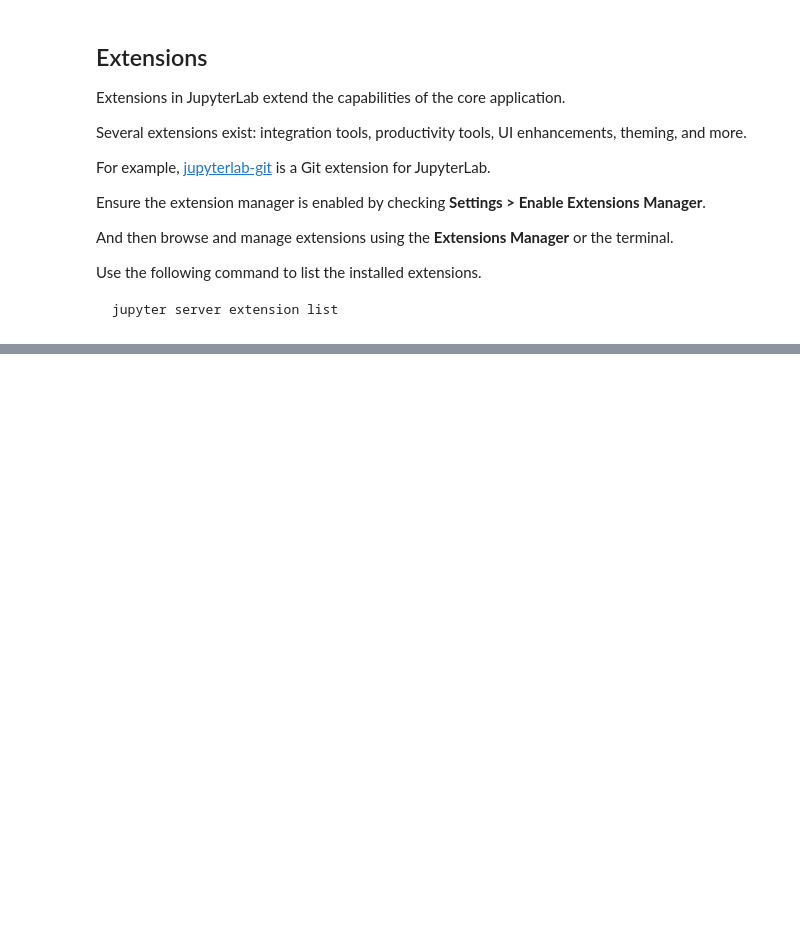
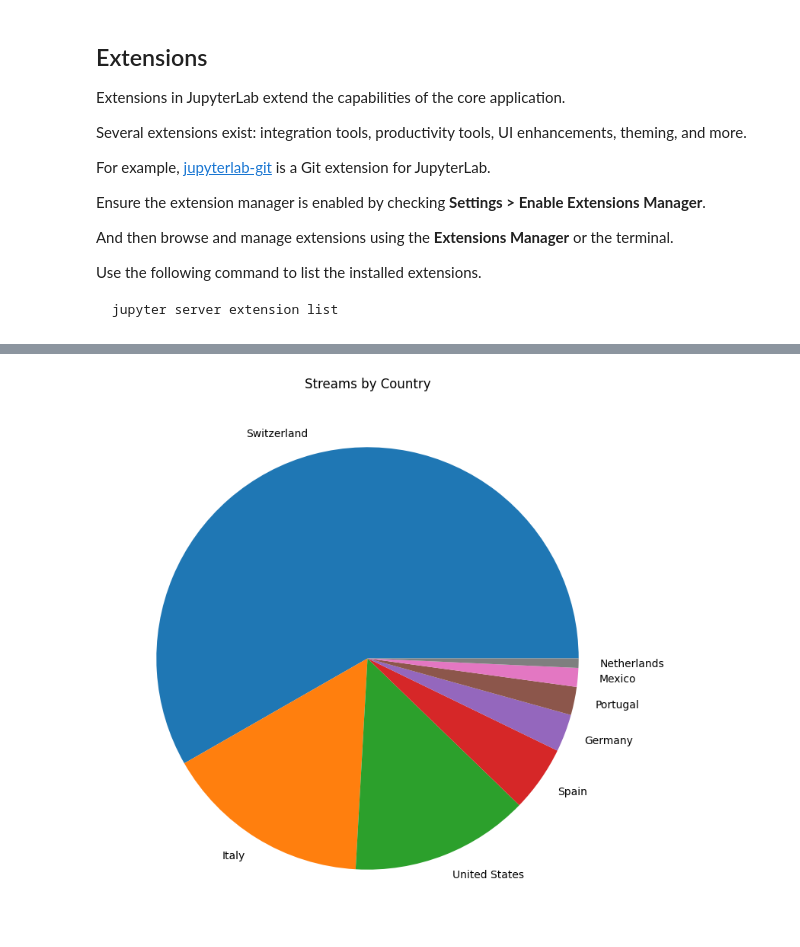
Before and after one commit to fabioscagliola/Jupyter101, a Jupyter notebook: Jupyter101.ipynb, the cells around one changed output, grey strips where cells are left out. Saved outputs shown, nothing was run; the diff lists cells and outputs as text; code cells hidden in the pictures; blank space fills up the shorter version.

```diff
--- a/Jupyter101.ipynb
+++ b/Jupyter101.ipynb
@@ -226,0 +259,7 @@ jupyter server extension list
+# %%
+matplotlib.pyplot.figure(figsize=(16, 9))
+matplotlib.pyplot.pie(countries['Units'][:10], labels=countries['Country Code'][:10])
+matplotlib.pyplot.title('Streams by Country')
+matplotlib.pyplot.show()
+# %% [output]
+[figure, added]
```
Also changed, not shown: parts of 6 cells of this notebook, 2 other files.
